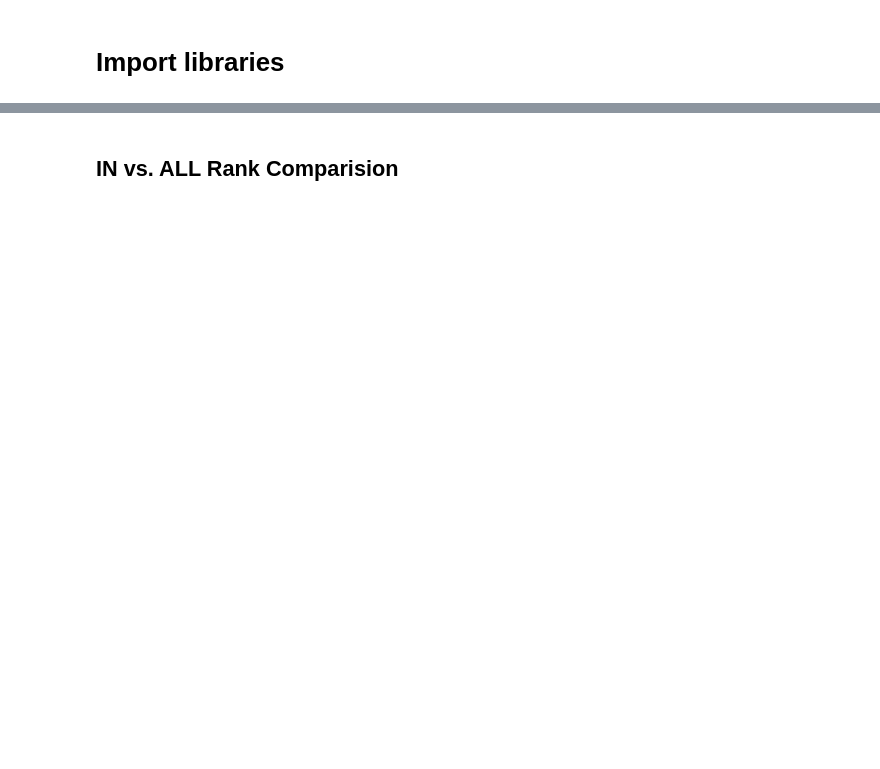
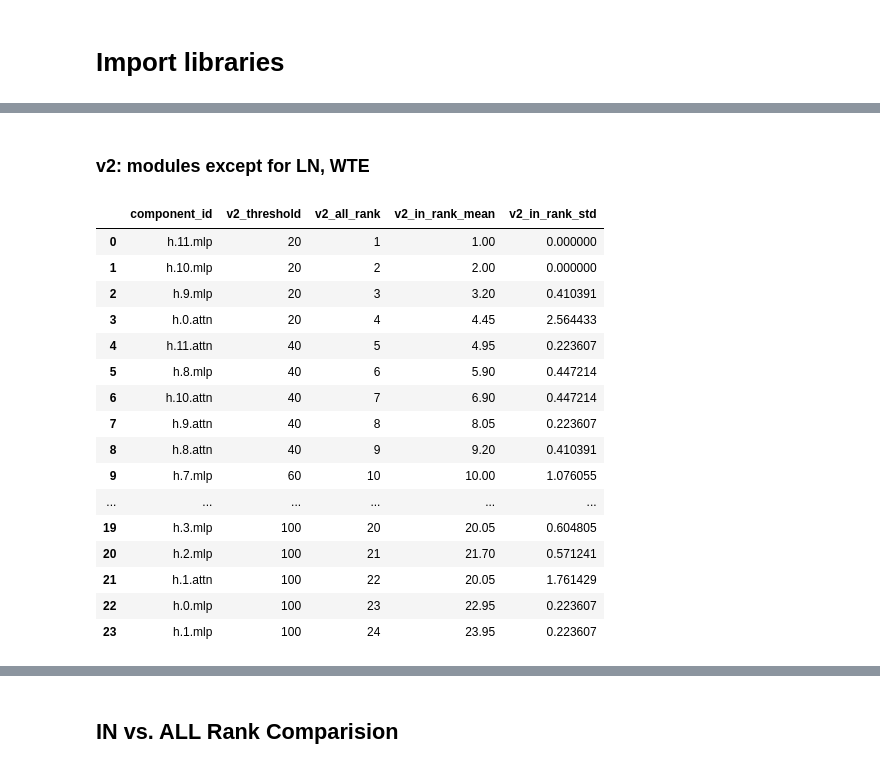
Before and after one commit to joonable/domain_adaptation_m2d2, a Jupyter notebook: 230630_modules_vs_submodules.ipynb, the cells around one changed output, grey strips where cells are left out. Drawn from its saved outputs; the diff is of its cells as text; code cells hidden in the pictures; blank space fills up the shorter version.

```diff
--- a/230630_modules_vs_submodules.ipynb
+++ b/230630_modules_vs_submodules.ipynb
@@ -97,2 +199,30 @@ df_modules.total.sum()
+# %% [markdown]
+### v2: modules except for LN, WTE
+# %%
+df_v2 = df_mod_in_rank.loc[df_mod_in_rank.is_localised].groupby(["layer", "component_id"])\
+    .agg({"v2_in_rank": ["mean", "std"]}).rename({"mean":"v2_in_rank_mean", "std":"v2_in_rank_std"}, axis=1)
+df_v2.columns = ["v2_in_rank_mean", "v2_in_rank_std"]
+
+df_modules.loc[df_modules.is_localised, ["layer", "component_id", "v2_threshold", "v2_rank"]].sort_values('v2_rank')\
+    .rename({"v2_rank": "v2_all_rank"}, axis=1)\
+    .merge(df_v2.reset_index(), on=["component_id", "layer"], how='left').drop("layer", axis=1)
+# %% [output]
+|  | component_id | v2_threshold | v2_all_rank | v2_in_rank_mean | v2_in_rank_std |
+| 0 | h.11.mlp | 20 | 1 | 1.00 | 0.000000 |
+| 1 | h.10.mlp | 20 | 2 | 2.00 | 0.000000 |
+| 2 | h.9.mlp | 20 | 3 | 3.20 | 0.410391 |
+| 3 | h.0.attn | 20 | 4 | 4.45 | 2.564433 |
+| 4 | h.11.attn | 40 | 5 | 4.95 | 0.223607 |
+| 5 | h.8.mlp | 40 | 6 | 5.90 | 0.447214 |
+| 6 | h.10.attn | 40 | 7 | 6.90 | 0.447214 |
+| 7 | h.9.attn | 40 | 8 | 8.05 | 0.223607 |
+| 8 | h.8.attn | 40 | 9 | 9.20 | 0.410391 |
+| 9 | h.7.mlp | 60 | 10 | 10.00 | 1.076055 |
+| ... | ... | ... | ... | ... | ... |
+| 19 | h.3.mlp | 100 | 20 | 20.05 | 0.604805 |
+| 20 | h.2.mlp | 100 | 21 | 21.70 | 0.571241 |
+| 21 | h.1.attn | 100 | 22 | 20.05 | 1.761429 |
+| 22 | h.0.mlp | 100 | 23 | 22.95 | 0.223607 |
+| 23 | h.1.mlp | 100 | 24 | 23.95 | 0.223607 |
 # %%
 n_total_params = sum(p.numel() for p in base_model.parameters())
```
Also changed, not shown: parts of 89 cells of this notebook.
